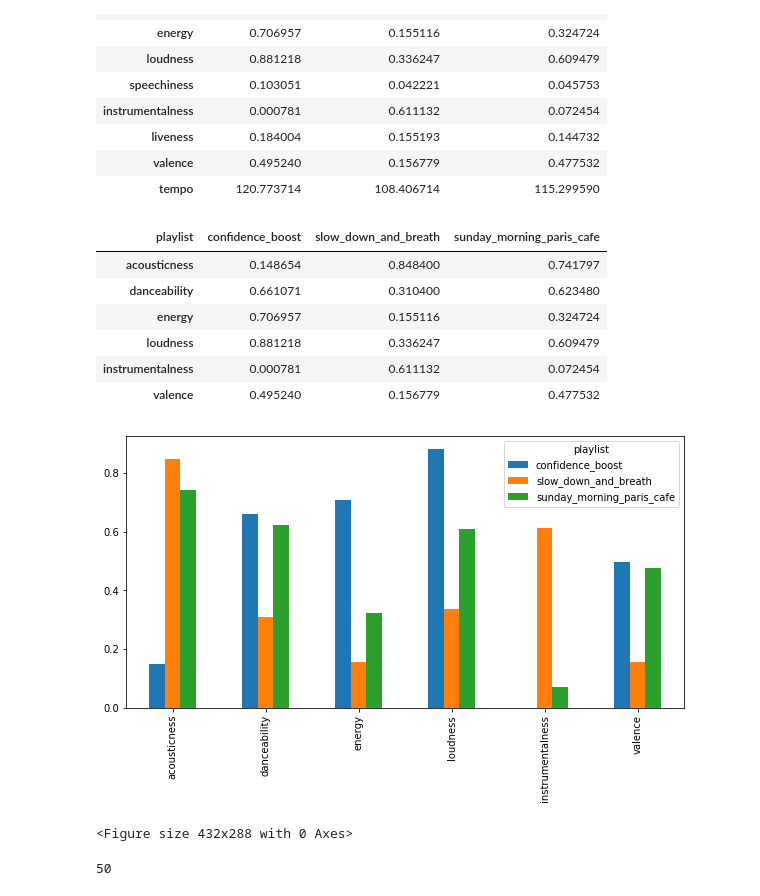
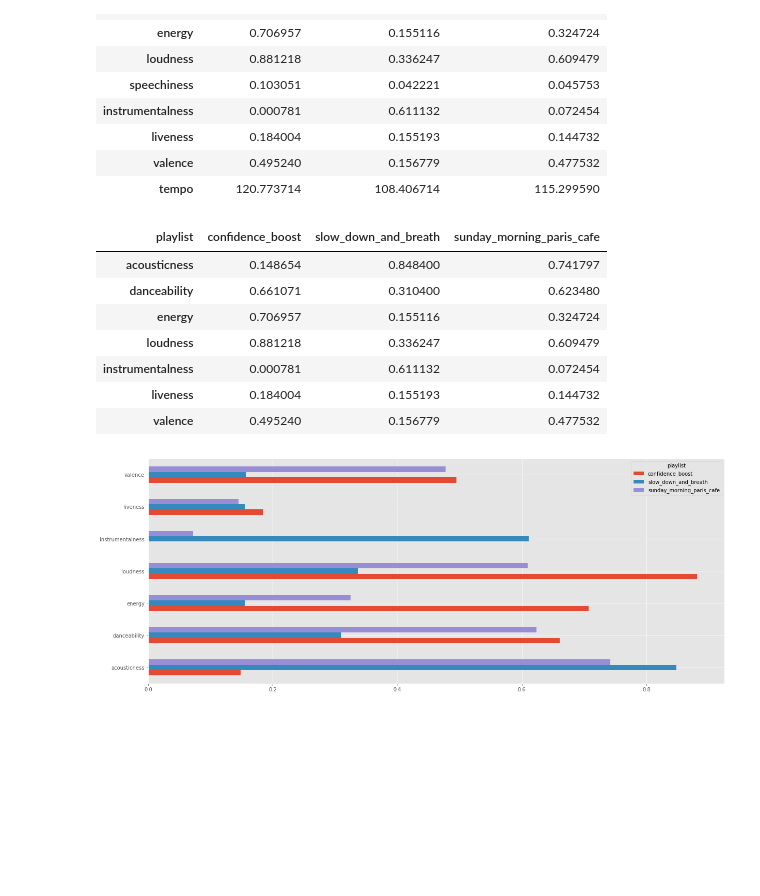
Before and after one commit to zsvorenova/Group_Three, a Jupyter notebook: zuzana_API_test.ipynb, the cells around one changed output. Saved outputs shown, nothing was run; the diff lists cells and outputs as text; code cells hidden in the pictures; blank space fills up the shorter version.

Commit message:
plots for playlists

```diff
--- a/zuzana_API_test.ipynb
+++ b/zuzana_API_test.ipynb
@@ -240,7 +259,7 @@ compare_playlists
 | valence | 0.495240 | 0.156779 | 0.477532 |
 | tempo | 120.773714 | 108.406714 | 115.299590 |
 # %%
-features_df = compare_playlists.drop(['popularity', 'tempo','speechiness', 'liveness'])
+features_df = compare_playlists.drop(['popularity', 'tempo','speechiness'])
 features_df
 # %% [output]
 | playlist | confidence_boost | slow_down_and_breath | sunday_morning_paris_cafe |
@@ -249,18 +268,15 @@ features_df
 | energy | 0.706957 | 0.155116 | 0.324724 |
 | loudness | 0.881218 | 0.336247 | 0.609479 |
 | instrumentalness | 0.000781 | 0.611132 | 0.072454 |
+| liveness | 0.184004 | 0.155193 | 0.144732 |
 | valence | 0.495240 | 0.156779 | 0.477532 |
 # %%
 #plt.figure(figsize=(20,3))
 #lt.bar(x_axis, comparison_playlist["confidence_boost"], color='r', alpha=0.5, align ="center")
 #plt.xticks(tick_locations, index, rotation="vertical")
-features_df.plot(kind="bar", figsize=(10,5))
+width = 0.50
+features_df.plot(kind="barh", figsize=(20,8))
 plt.show()
-plt.tight_layout()
+#plt.tight_layout()
 # %% [output]
-[figure, old version]
+[figure, new version]
-<Figure size 432x288 with 0 Axes>
-# %%
-sp.track('spotify:track:4GiXBCUF7H6YfNQsnBRIzl')['popularity']
-# %% [output]
-50
```
Also changed, not shown: parts of 14 cells of this notebook.
